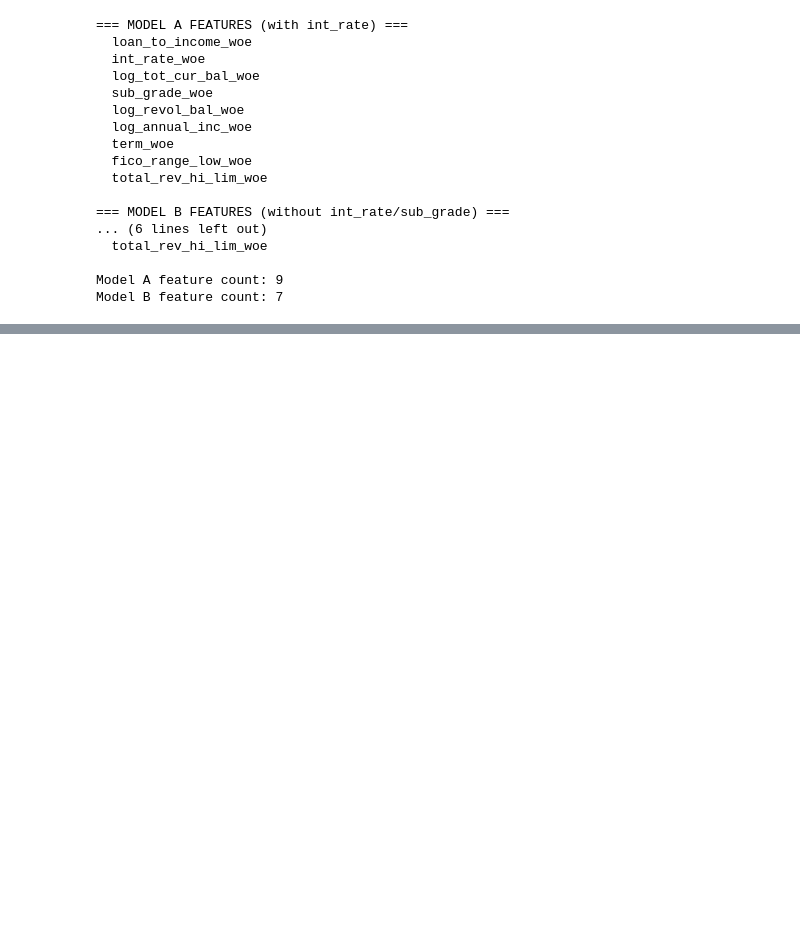
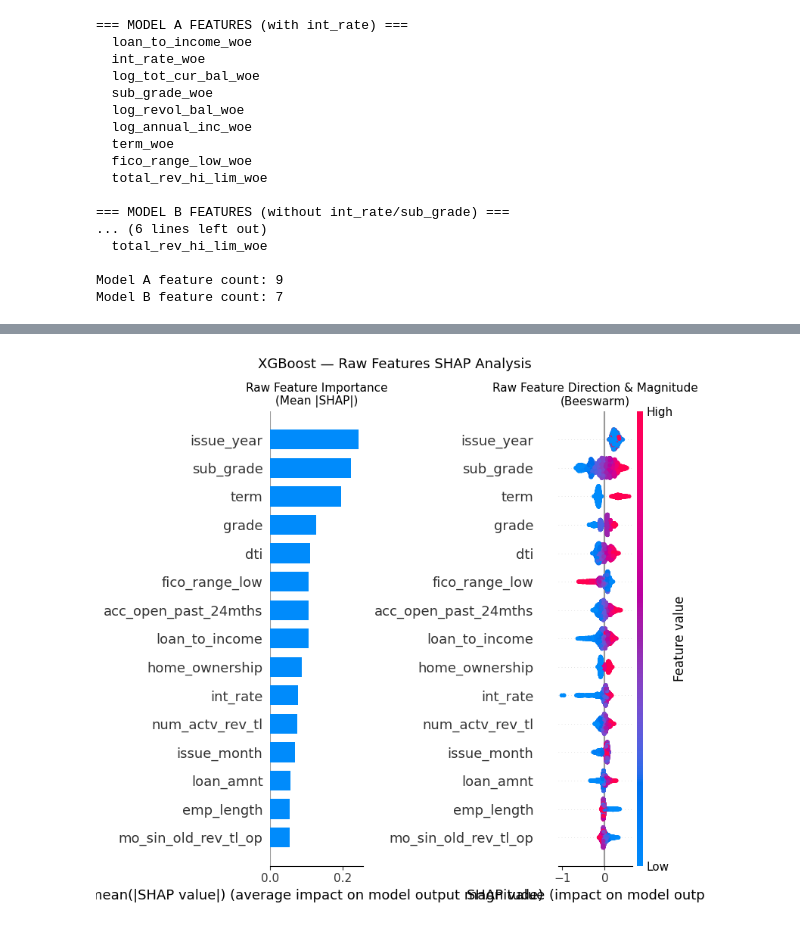
Before and after one commit to Gaurav-phatkare/Credit-Risk-Assessment-and-Default-Prediction-Framework, a Jupyter notebook: analysis_final.ipynb, the cells around one changed output, grey strips where cells are left out. Saved outputs shown, nothing was run; the diff lists cells and outputs as text; code cells hidden in the pictures; blank space fills up the shorter version.

```diff
--- a/analysis_final.ipynb
+++ b/analysis_final.ipynb
@@ -740,0 +1342,15 @@ Model B feature count: 7
+# %%
+train_raw = df_raw[df_raw['issue_year'] <= 2016].copy()
+test_raw  = df_raw[df_raw['issue_year'] >= 2017].copy()
+
+X_train_raw = train_raw[raw_features]
+X_test_raw  = test_raw[raw_features]
+y_train_raw = train_raw['target']
+y_test_raw  = test_raw['target']
+
+print(f"Train: {X_train_raw.shape} | Bad Rate: {y_train_raw.mean():.2%}")
+print(f"Test:  {X_test_raw.shape}  | Bad Rate: {y_test_raw.mean():.2%}")
+
+# Confirm no missing values (should be zero after imputation earlier)
+print(f"\nMissing in train: {X_train_raw.isnull().sum().sum()}")
+print(f"Missing in test:  {X_test_raw.isnull().sum().sum()}")
@@ -740,0 +1427,27 @@ Model B feature count: 7
+# %%
+import shap
+
+sample_idx_raw = X_test_raw.sample(5000, random_state=42).index
+X_shap_raw     = X_test_raw.loc[sample_idx_raw].copy()
+
+explainer_raw   = shap.TreeExplainer(xgb_raw)
+shap_values_raw = explainer_raw.shap_values(X_shap_raw)
+
+fig, axes = plt.subplots(1, 2, figsize=(20, 8))
+
+plt.sca(axes[0])
+shap.summary_plot(shap_values_raw, X_shap_raw,
+                  plot_type='bar', max_display=15, show=False)
+axes[0].set_title('Raw Feature Importance\n(Mean |SHAP|)', fontsize=11)
+
+plt.sca(axes[1])
+shap.summary_plot(shap_values_raw, X_shap_raw,
+                  max_display=15, show=False)
+axes[1].set_title('Raw Feature Direction & Magnitude\n(Beeswarm)', fontsize=11)
+
+plt.suptitle('XGBoost — Raw Features SHAP Analysis', fontsize=13)
+plt.tight_layout()
+plt.savefig('shap_raw_features.png', dpi=150, bbox_inches='tight')
+plt.show()
+# %% [output]
+[figure, added]
```
Also changed, not shown: parts of 26 cells of this notebook.
